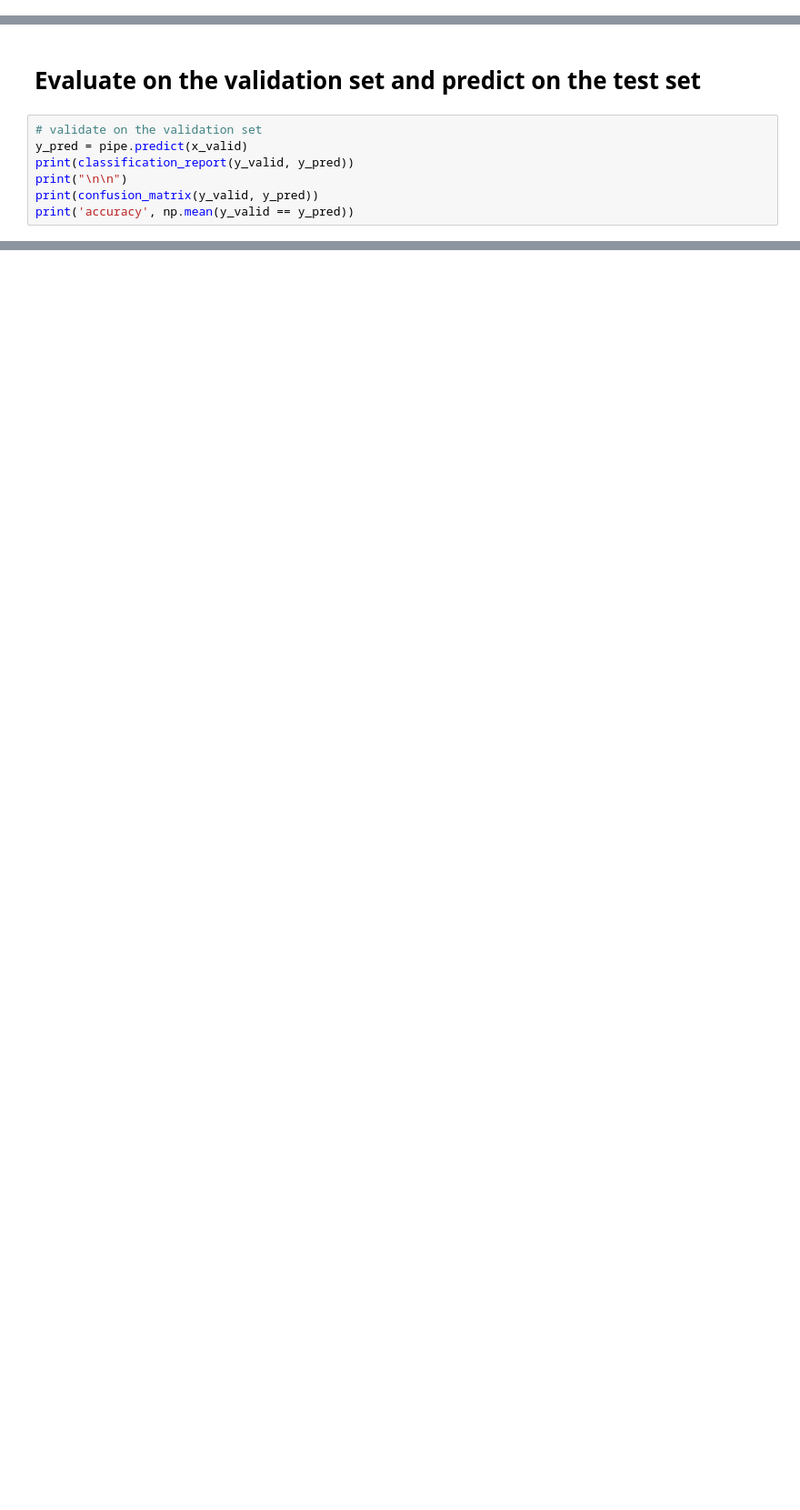
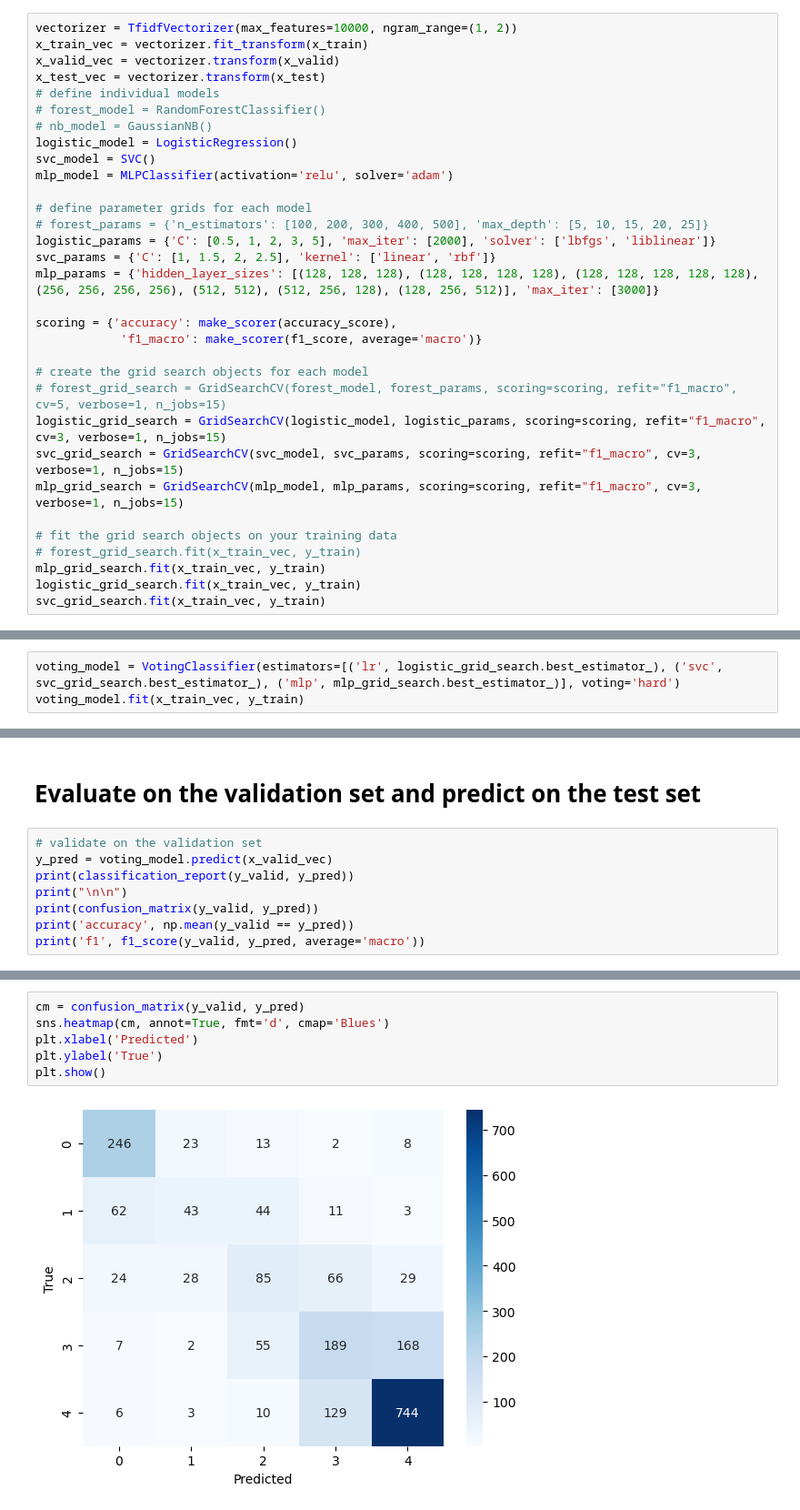
Before and after one commit to Harrisonust/comp4332_project1, a Jupyter notebook: main_svm.ipynb, the cells around one changed output, grey strips where cells are left out. Shown: that part at 91% size. Saved outputs shown, nothing was run; the diff lists cells and outputs as text; blank space fills up the shorter version.

```diff
--- a/main_svm.ipynb
+++ b/main_svm.ipynb
@@ -140,0 +107,32 @@ Pipeline(steps=[('tfidf',
+# %%
+vectorizer = TfidfVectorizer(max_features=10000, ngram_range=(1, 2))
+x_train_vec = vectorizer.fit_transform(x_train)
+x_valid_vec = vectorizer.transform(x_valid)
+x_test_vec = vectorizer.transform(x_test)
+# define individual models
+# forest_model = RandomForestClassifier()
+# nb_model = GaussianNB()
+logistic_model = LogisticRegression()
+svc_model = SVC()
+mlp_model = MLPClassifier(activation='relu', solver='adam')
+
+# define parameter grids for each model
+# forest_params = {'n_estimators': [100, 200, 300, 400, 500], 'max_depth': [5, 10, 15, 20, 25]}
+logistic_params = {'C': [0.5, 1, 2, 3, 5], 'max_iter': [2000], 'solver': ['lbfgs', 'liblinear']}
+svc_params = {'C': [1, 1.5, 2, 2.5], 'kernel': ['linear', 'rbf']}
+mlp_params = {'hidden_layer_sizes': [(128, 128, 128), (128, 128, 128, 128), (128, 128, 128, 128, 128), (256, 256, 256, 256), (512, 512), (512, 256, 128), (128, 256, 512)], 'max_iter': [3000]}
+
+scoring = {'accuracy': make_scorer(accuracy_score),
+            'f1_macro': make_scorer(f1_score, average='macro')}
+
+# create the grid search objects for each model
+# forest_grid_search = GridSearchCV(forest_model, forest_params, scoring=scoring, refit="f1_macro", cv=5, verbose=1, n_jobs=15)
+logistic_grid_search = GridSearchCV(logistic_model, logistic_params, scoring=scoring, refit="f1_macro", cv=3, verbose=1, n_jobs=15)
+svc_grid_search = GridSearchCV(svc_model, svc_params, scoring=scoring, refit="f1_macro", cv=3, verbose=1, n_jobs=15)
+mlp_grid_search = GridSearchCV(mlp_model, mlp_params, scoring=scoring, refit="f1_macro", cv=3, verbose=1, n_jobs=15)
+
+# fit the grid search objects on your training data
+# forest_grid_search.fit(x_train_vec, y_train)
+mlp_grid_search.fit(x_train_vec, y_train)
+logistic_grid_search.fit(x_train_vec, y_train)
+svc_grid_search.fit(x_train_vec, y_train)
@@ -140,0 +188,3 @@ Pipeline(steps=[('tfidf',
+# %%
+voting_model = VotingClassifier(estimators=[('lr', logistic_grid_search.best_estimator_), ('svc', svc_grid_search.best_estimator_), ('mlp', mlp_grid_search.best_estimator_)], voting='hard')
+voting_model.fit(x_train_vec, y_train)
@@ -142,11 +199,12 @@ Pipeline(steps=[('tfidf',
 # Evaluate on the validation set and predict on the test set
 # %%
 # validate on the validation set
-y_pred = pipe.predict(x_valid)
+y_pred = voting_model.predict(x_valid_vec)
 print(classification_report(y_valid, y_pred))
 print("\n\n")
 print(confusion_matrix(y_valid, y_pred))
 print('accuracy', np.mean(y_valid == y_pred))
+print('f1', f1_score(y_valid, y_pred, average='macro'))
 # %% [output]
               precision    recall  f1-score   support
 
@@ -168 +226,9 @@ accuracy 0.6585
+# %%
+cm = confusion_matrix(y_valid, y_pred)
+sns.heatmap(cm, annot=True, fmt='d', cmap='Blues')
+plt.xlabel('Predicted')
+plt.ylabel('True')
+plt.show()
+# %% [output]
+[figure, added]
 # %%
```
Also changed, not shown: parts of 11 cells of this notebook.
